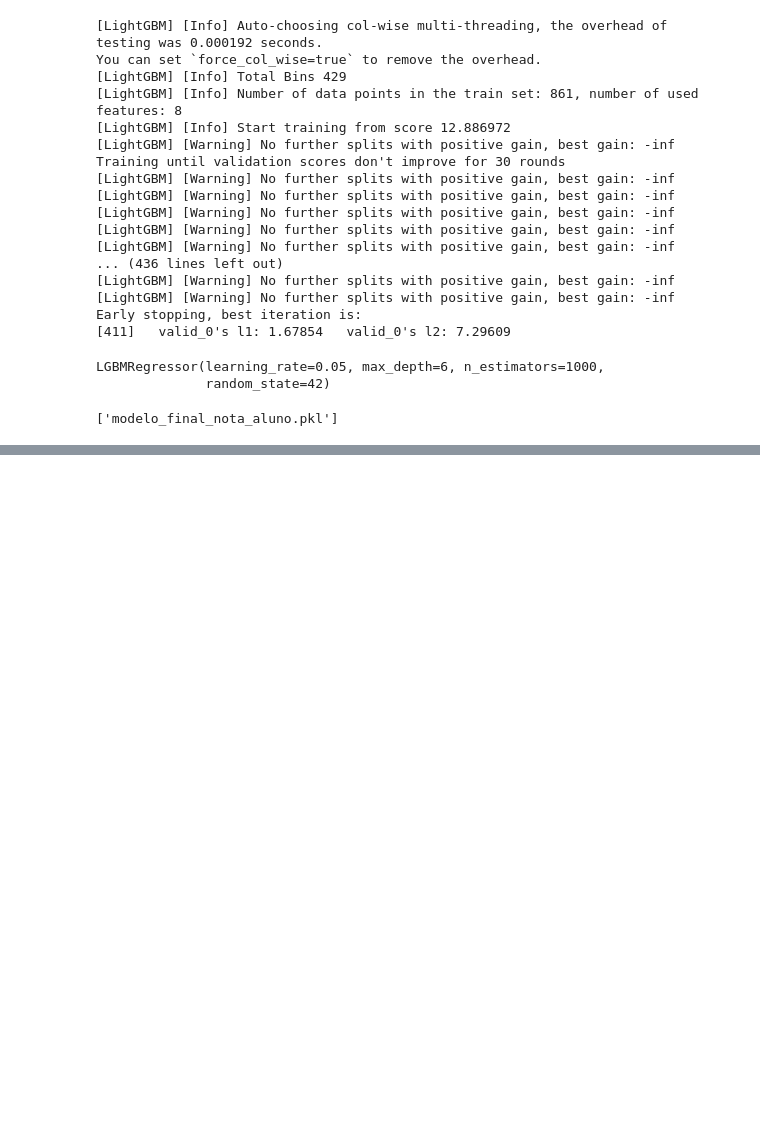
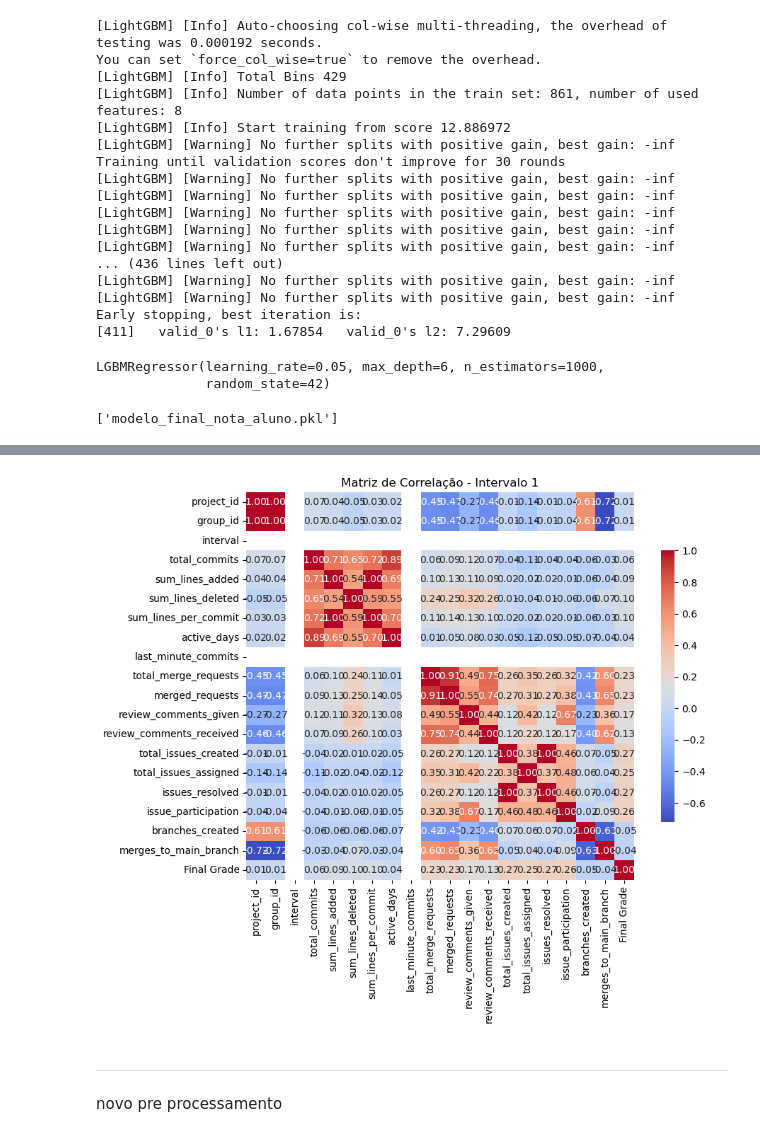
Before and after one commit to catarinafelixcr/teachersArch, a Jupyter notebook: Code/gitlabAPI_model_cat/modelo_v2.ipynb, the cells around one changed output, grey strips where cells are left out. Cells and saved outputs as stored; diff of their text form; code cells hidden in the pictures; blank space fills up the shorter version.

```diff
--- a/Code/gitlabAPI_model_cat/modelo_v2.ipynb
+++ b/Code/gitlabAPI_model_cat/modelo_v2.ipynb
@@ -778,0 +994,24 @@ joblib.dump(modelo_final, "modelo_final_nota_aluno.pkl")
+# %%
+import seaborn as sns
+import matplotlib.pyplot as plt
+
+# Selecionar só colunas numéricas úteis para correlação
+df_corr = df_interval_1.copy()
+
+# Incluir a variável alvo
+df_corr['Final Grade'] = y
+
+# Matriz de correlação
+corr_matrix = df_corr.corr(numeric_only=True)
+
+# Plot
+plt.figure(figsize=(10, 8))
+sns.heatmap(corr_matrix, annot=True, fmt=".2f", cmap="coolwarm", square=True, cbar_kws={'shrink': 0.7})
+plt.title("Matriz de Correlação - Intervalo 1")
+plt.tight_layout()
+plt.show()
+# %% [output]
+[figure, added]
+# %% [markdown]
+---
+novo pre processamento
```
Also changed, not shown: parts of 25 cells of this notebook, 3 other files.
